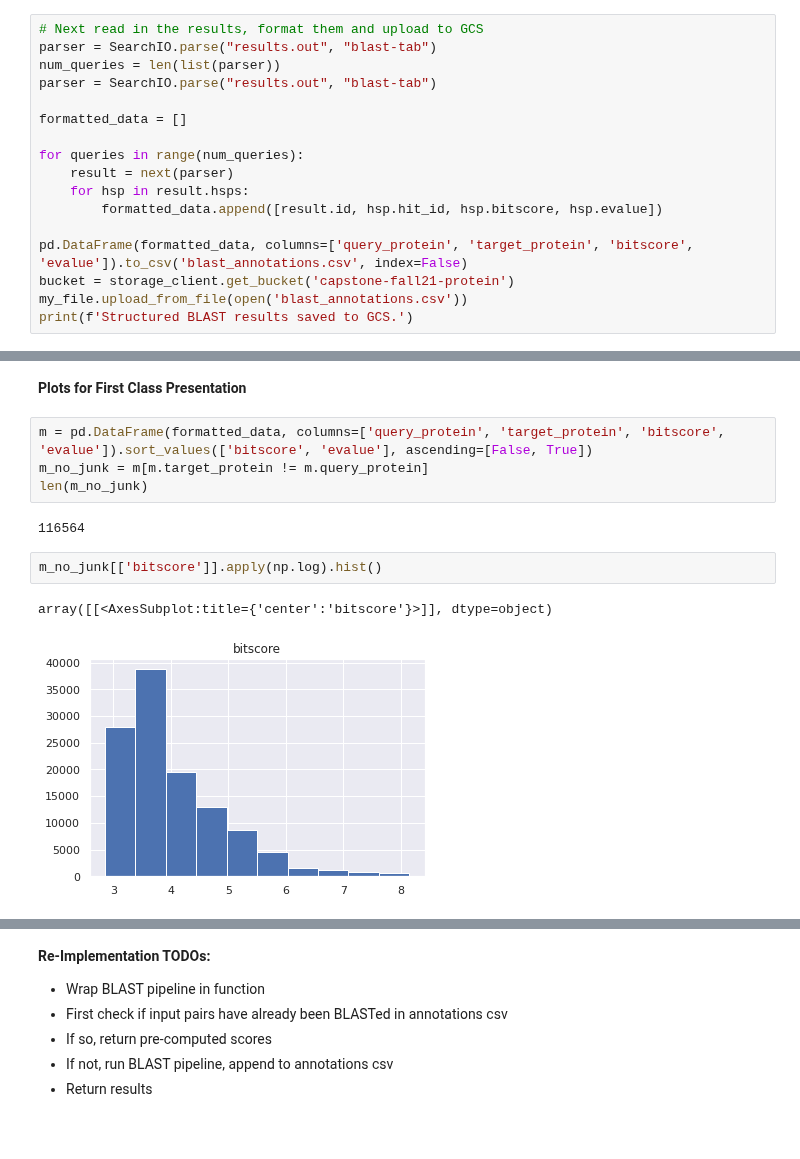
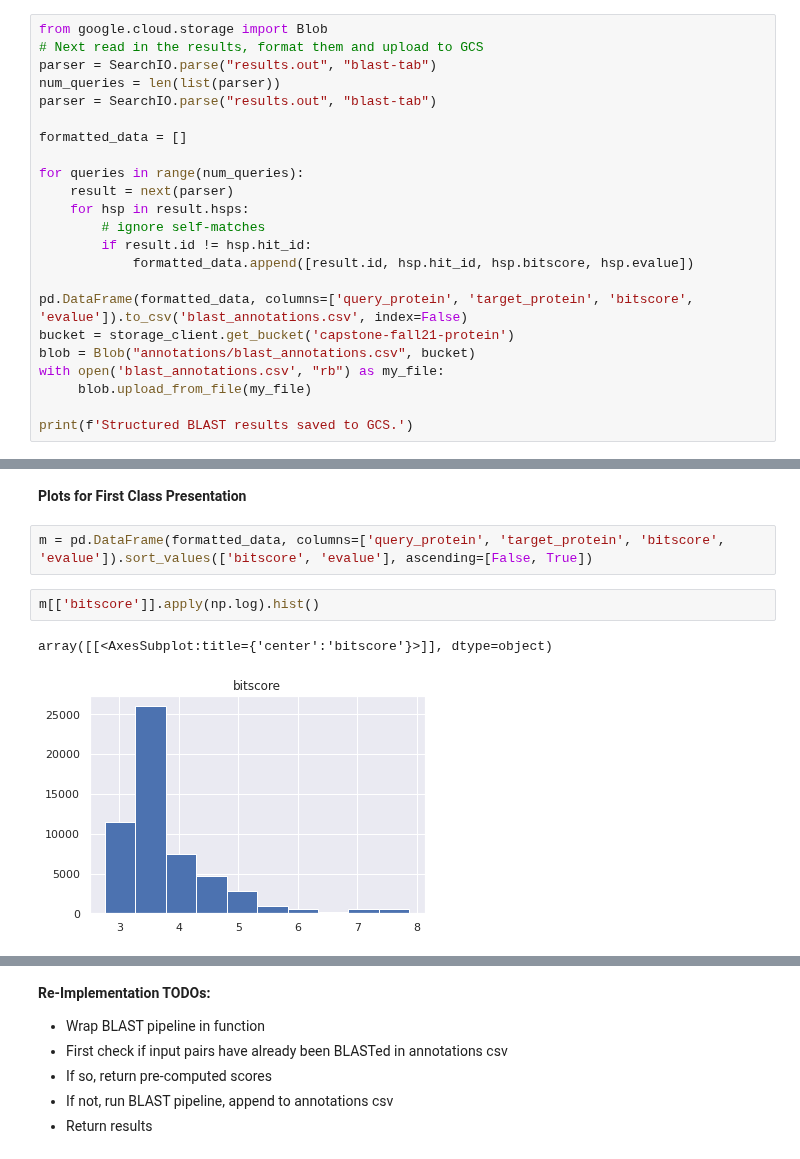
Before and after one commit to dptrsa-300/pss, a Jupyter notebook: embeddings_random.ipynb, the cells around one changed output, grey strips where cells are left out. Cells and saved outputs as stored; diff of their text form; blank space fills up the shorter version.

```diff
--- a/embeddings_random.ipynb
+++ b/embeddings_random.ipynb
@@ -239,6 +195,7 @@ print(f'BLASTP complete. Results at results.out.')
 # %% [output]
 BLASTP complete. Results at results.out.
 # %%
+from google.cloud.storage import Blob
 # Next read in the results, format them and upload to GCS
 parser = SearchIO.parse("results.out", "blast-tab")
 num_queries = len(list(parser))
@@ -249,11 +206,16 @@ formatted_data = []
 for queries in range(num_queries):
     result = next(parser)
     for hsp in result.hsps:
-        formatted_data.append([result.id, hsp.hit_id, hsp.bitscore, hsp.evalue])
+        # ignore self-matches
+        if result.id != hsp.hit_id:
+            formatted_data.append([result.id, hsp.hit_id, hsp.bitscore, hsp.evalue])
 
 pd.DataFrame(formatted_data, columns=['query_protein', 'target_protein', 'bitscore', 'evalue']).to_csv('blast_annotations.csv', index=False)
 bucket = storage_client.get_bucket('capstone-fall21-protein')
-my_file.upload_from_file(open('blast_annotations.csv'))
+blob = Blob("annotations/blast_annotations.csv", bucket)
+with open('blast_annotations.csv', "rb") as my_file:
+     blob.upload_from_file(my_file)
+
 print(f'Structured BLAST results saved to GCS.')
 # %% [output]
 Structured BLAST results saved to GCS.
@@ -261,13 +223,9 @@ Structured BLAST results saved to GCS.
 **Plots for First Class Presentation**
 # %%
 m = pd.DataFrame(formatted_data, columns=['query_protein', 'target_protein', 'bitscore', 'evalue']).sort_values(['bitscore', 'evalue'], ascending=[False, True])
-m_no_junk = m[m.target_protein != m.query_protein]
-len(m_no_junk)
-# %% [output]
-116564
 # %%
-m_no_junk[['bitscore']].apply(np.log).hist()
+m[['bitscore']].apply(np.log).hist()
 # %% [output]
 array([[<AxesSubplot:title={'center':'bitscore'}>]], dtype=object)
-[figure, old version]
+[figure, new version]
 # %%
```
Also changed, not shown: parts of 14 cells of this notebook.
